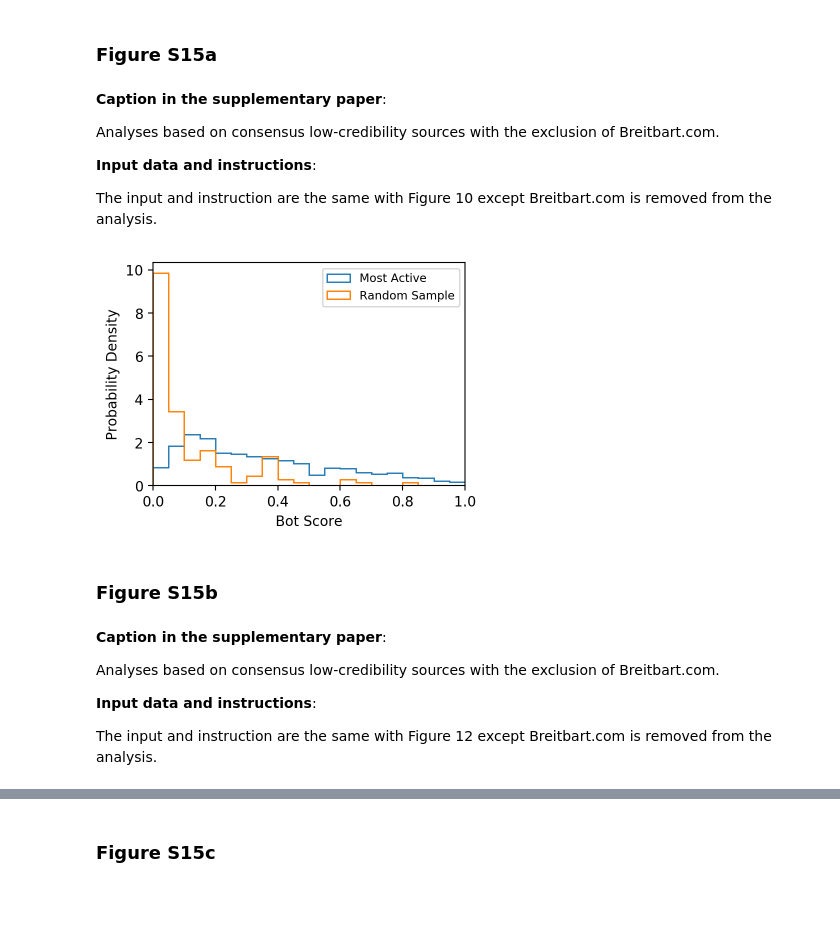
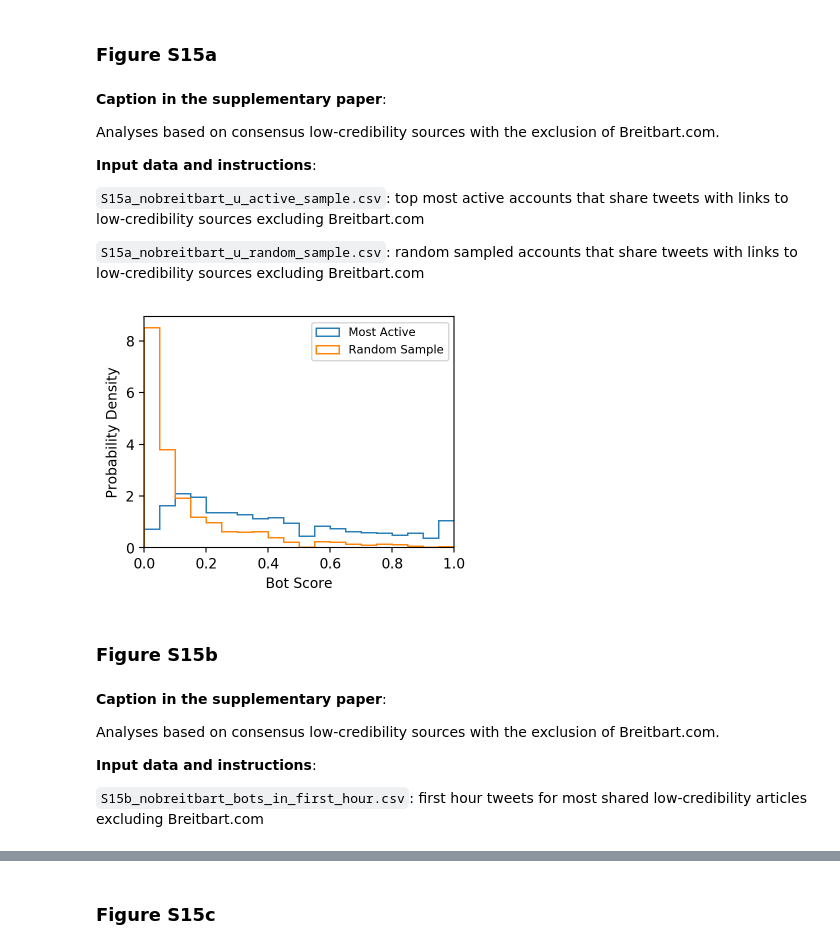
Before and after one commit to osome-iu/HoaxyBots, a Jupyter notebook: HoaxyBotsReproduction.ipynb, the cells around one changed output, grey strips where cells are left out. Cells and saved outputs as stored; diff of their text form; code cells hidden in the pictures; blank space fills up the shorter version.

```diff
--- a/HoaxyBotsReproduction.ipynb
+++ b/HoaxyBotsReproduction.ipynb
@@ -1707,31 +1705,18 @@ Analyses based on consensus low-credibility sources with the exclusion of Breitb
 
 **Input data and instructions**:
 
-The input and instruction are the same with Figure 10 except Breitbart.com is removed from the analysis.
+`S15a_nobreitbart_u_active_sample.csv`: top most active accounts that share tweets with links to low-credibility sources excluding Breitbart.com
+
+`S15a_nobreitbart_u_random_sample.csv`: random sampled accounts that share tweets with links to low-credibility sources excluding Breitbart.com
 # %%
-fn1 = join(DATA_DIR, 'S10_top1000_users.lc.csv')
-fn2 = join(DATA_DIR, 'S10_rand1000_users.lc.csv')
-fn3 = join(DATA_DIR, 'sub_user_bot_score.calibrated.csv')
-fn4 = join(DATA_DIR, 'S11_first_hour_tweets_for_top1000_articles.lc.csv')
+normed=True
 nbins=20
-normed=True
-
+fn1 = join(DATA_DIR, 'S15a_nobreitbart_u_active_sample.csv')
+fn2 = join(DATA_DIR, 'S15a_nobreitbart_u_random_sample.csv')
 df1 = pd.read_csv(fn1)
 df2 = pd.read_csv(fn2)
-df3 = pd.read_csv(fn3, usecols=['user_raw_id', 'bot_score'])
-df3 = df3.loc[df3.bot_score.notnull()]
-df4 = pd.read_csv(fn4, usecols=['user_raw_id', 'site_id'])
-# exclude Breitbart.com
-df4 = df4.loc[df4.site_id != 95]
-non_breit_u = set(df4.user_raw_id.values)
-
-df1 = df3.loc[df3.user_raw_id.isin(df1.user_raw_id.values)]
-df2 = df3.loc[df3.user_raw_id.isin(df2.user_raw_id.values)]
-df1 = df1.loc[df1.user_raw_id.isin(non_breit_u)]
-df2 = df2.loc[df2.user_raw_id.isin(non_breit_u)]
 a1 = df1.bot_score.values
 a2 = df2.bot_score.values
-
 mu1 = np.mean(a1)
 sigma1 = np.std(a1, ddof=1)
 mu2 = np.mean(a2)
@@ -1748,43 +1733,43 @@ logger.info('Welch\'s t-test: %s',
 logger.info('Kolmogorov-Smirnov test: %s', ks_2samp(a1, a2))
 logger.info('Mann Whitney U test: %s',
             mannwhitneyu(a1, a2))
-fig, ax = plt.subplots(figsize=FIGSIZE)
 bins = np.linspace(0, 1, nbins + 1)
 if normed is False:
     w1 = np.ones_like(a1) / len(a1)
     w2 = np.ones_like(a2) / len(a2)
 else:
     w1 = None
     w2 = None
+
+fig, ax = plt.subplots(figsize=FIGSIZE)
+
 ax.set_xlim([0, 1])
 ax.hist(
     a1,
     bins,
     weights=w1,
     normed=normed,
     alpha=1,
     label='Most Active',
     histtype='step',
     color=C1)
 ax.hist(
     a2,
     bins,
     weights=w2,
     normed=normed,
     alpha=1,
     label='Random Sample',
     histtype='step',
     color=C2)
 plt.legend(loc='upper right', fontsize='small')
 ax.set_xlabel('Bot Score')
 if normed is True:
     ax.set_ylabel('Probability Density')
 else:
     ax.set_ylabel('$proportion$')
-plt.tight_layout()
-plt.show()
 # %% [output]
-[figure, old version]
+[figure, new version]
 # %% [markdown]
 ### Figure S15b
 # %% [markdown]
@@ -1794,4 +1779,4 @@ Analyses based on consensus low-credibility sources with the exclusion of Breitb
 
 **Input data and instructions**:
 
-The input and instruction are the same with Figure 12 except Breitbart.com is removed from the analysis.
+`S15b_nobreitbart_bots_in_first_hour.csv`: first hour tweets for most shared low-credibility articles excluding Breitbart.com
```
Also changed, not shown: parts of 7 cells of this notebook.
